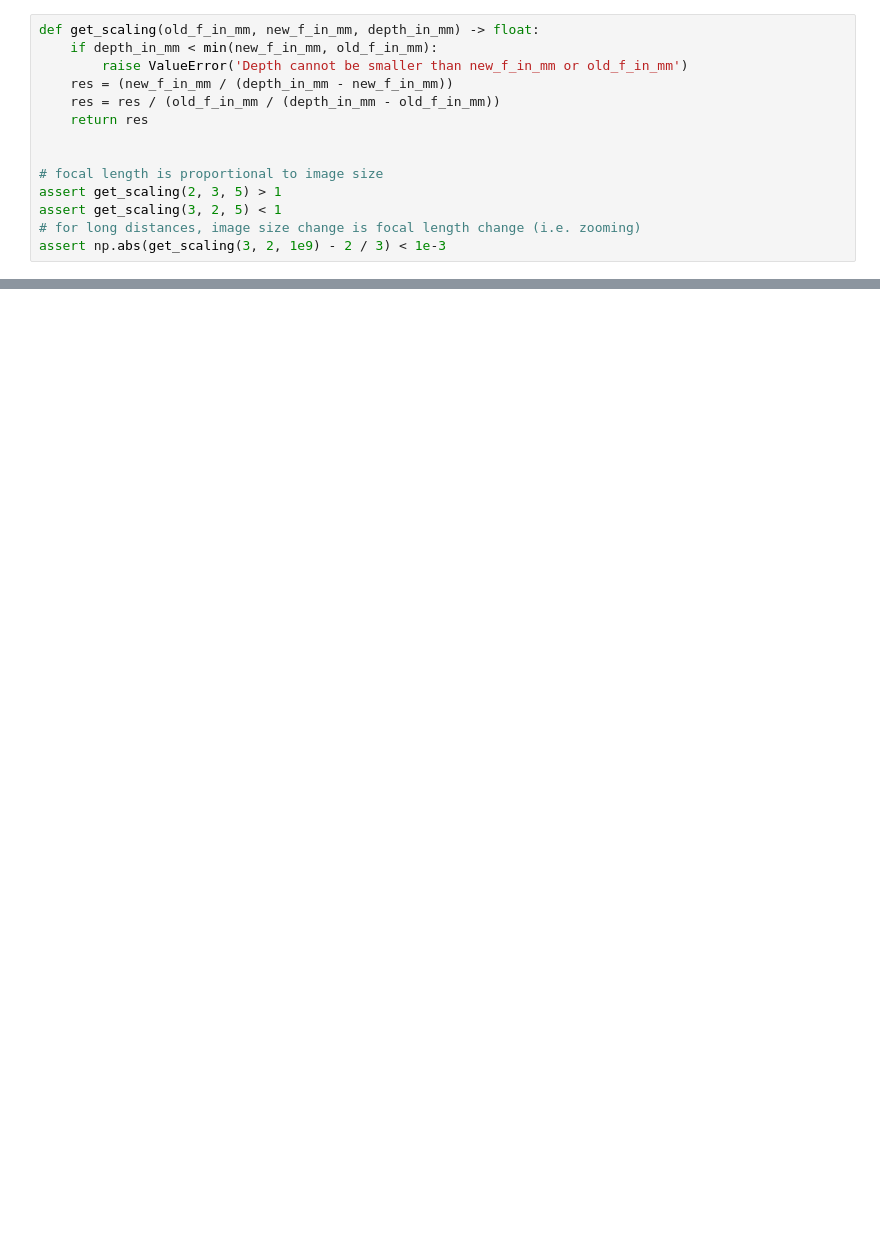
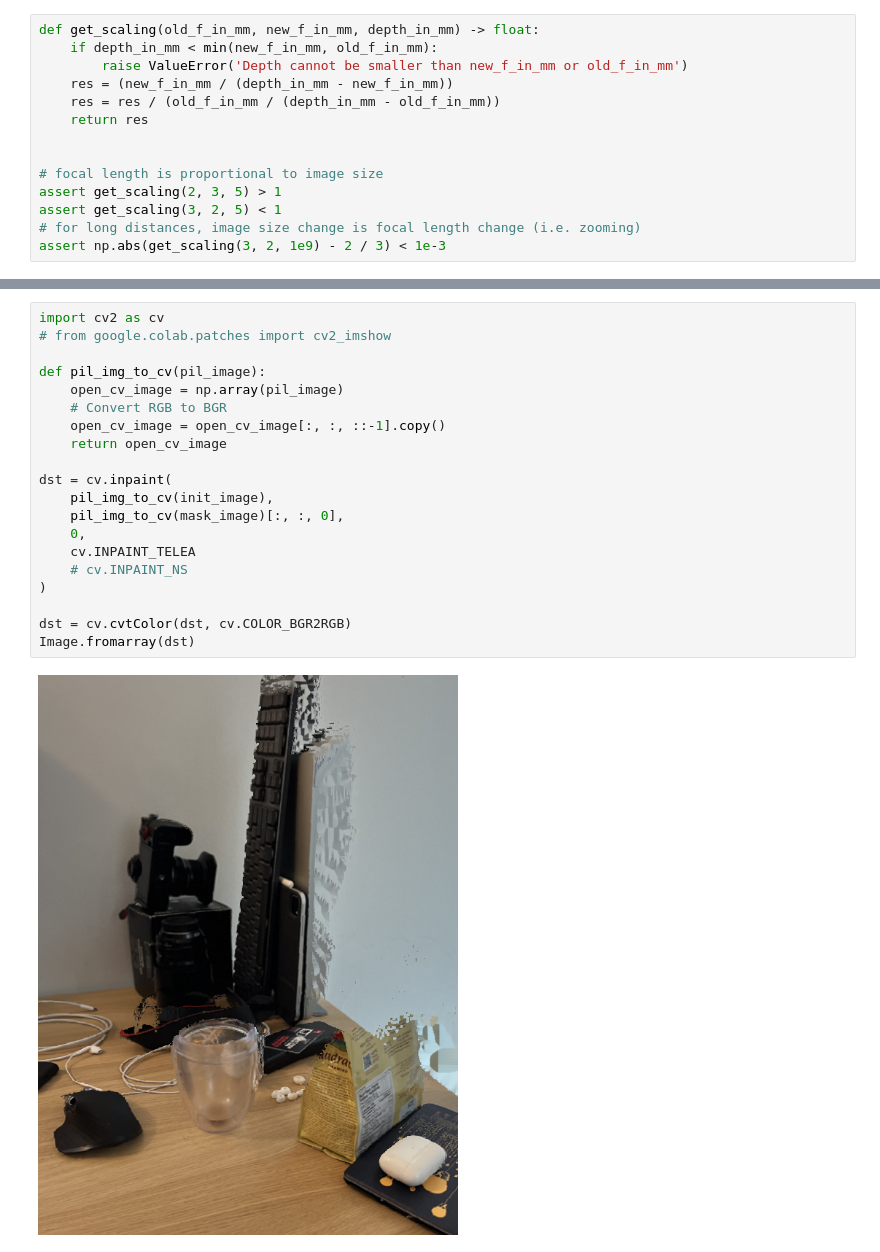
Before and after one commit to tianle91/readjust-focal-length, a Jupyter notebook: test.ipynb, the cells around one changed output, grey strips where cells are left out. Cells and saved outputs as stored; diff of their text form; blank space fills up the shorter version.

```diff
--- a/test.ipynb
+++ b/test.ipynb
@@ -132,0 +173,22 @@ image
+# %%
+import cv2 as cv
+# from google.colab.patches import cv2_imshow
+
+def pil_img_to_cv(pil_image):
+    open_cv_image = np.array(pil_image)
+    # Convert RGB to BGR
+    open_cv_image = open_cv_image[:, :, ::-1].copy()
+    return open_cv_image
+
+dst = cv.inpaint(
+    pil_img_to_cv(init_image),
+    pil_img_to_cv(mask_image)[:, :, 0],
+    0,
+    cv.INPAINT_TELEA
+    # cv.INPAINT_NS
+)
+
+dst = cv.cvtColor(dst, cv.COLOR_BGR2RGB)
+Image.fromarray(dst)
+# %% [output]
+[figure, added]
```
Also changed, not shown: parts of 16 cells of this notebook, 1 other file.
